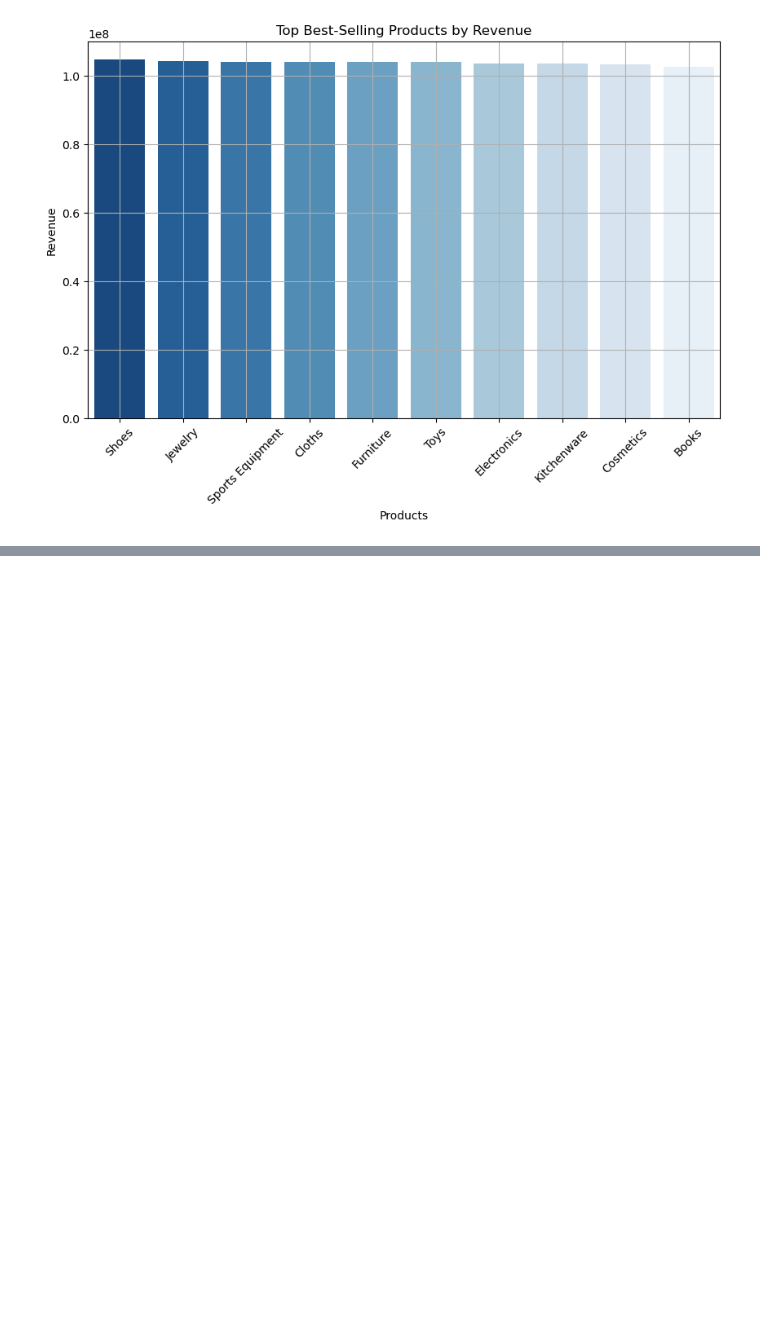
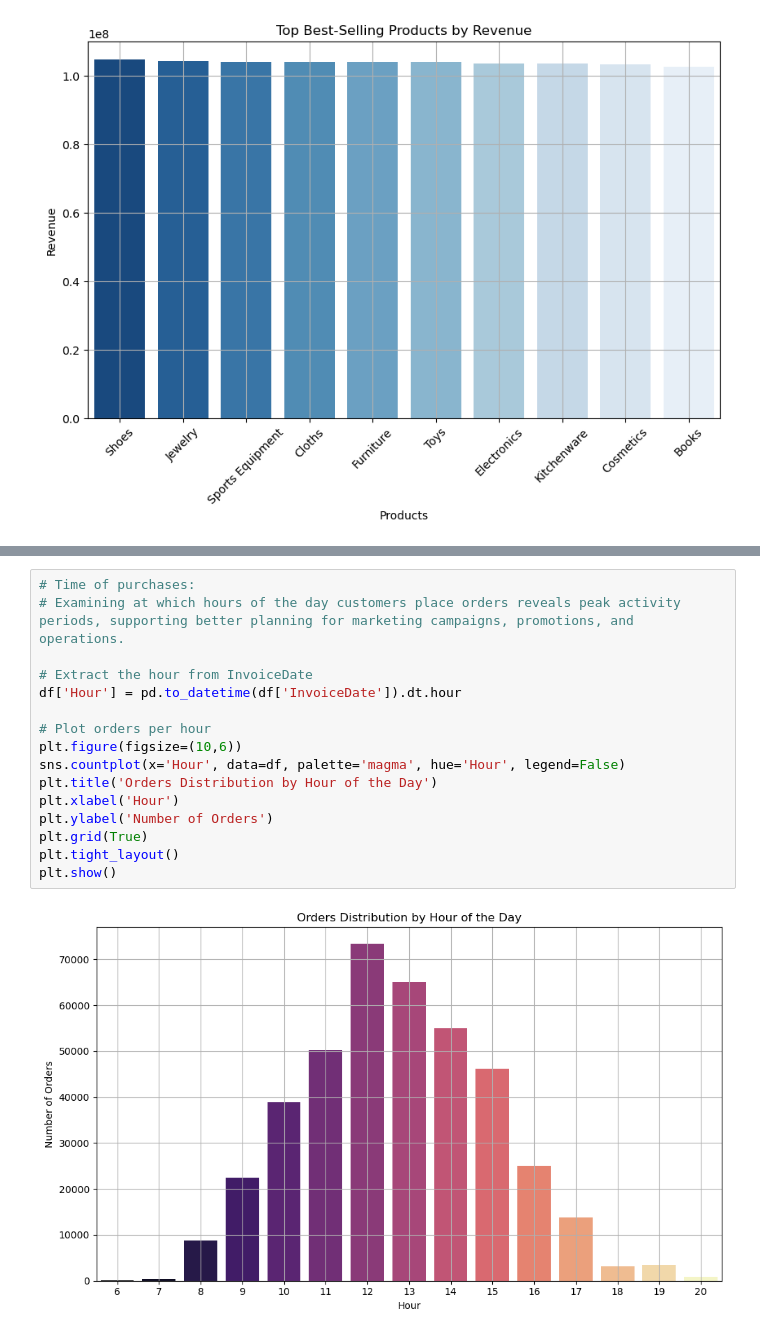
Before and after one commit to tsissam/Amdari_Cohort_Analysis_for_assessing_customer_retention_in_E-commerce_industry, a Jupyter notebook: notebooks/02_eda_sales_behavior.ipynb, the cells around one changed output, grey strips where cells are left out. Drawn from its saved outputs; the diff is of its cells as text; blank space fills up the shorter version.

```diff
--- a/notebooks/02_eda_sales_behavior.ipynb
+++ b/notebooks/02_eda_sales_behavior.ipynb
@@ -305,0 +394,18 @@ Understand how active your customers are.
+# %%
+# Time of purchases:
+# Examining at which hours of the day customers place orders reveals peak activity periods, supporting better planning for marketing campaigns, promotions, and operations.
+
+# Extract the hour from InvoiceDate
+df['Hour'] = pd.to_datetime(df['InvoiceDate']).dt.hour
+
+# Plot orders per hour
+plt.figure(figsize=(10,6))
+sns.countplot(x='Hour', data=df, palette='magma', hue='Hour', legend=False)
+plt.title('Orders Distribution by Hour of the Day')
+plt.xlabel('Hour')
+plt.ylabel('Number of Orders')
+plt.grid(True)
+plt.tight_layout()
+plt.show()
+# %% [output]
+[figure, added]
```
Also changed, not shown: parts of 10 cells of this notebook, 3 other files.
